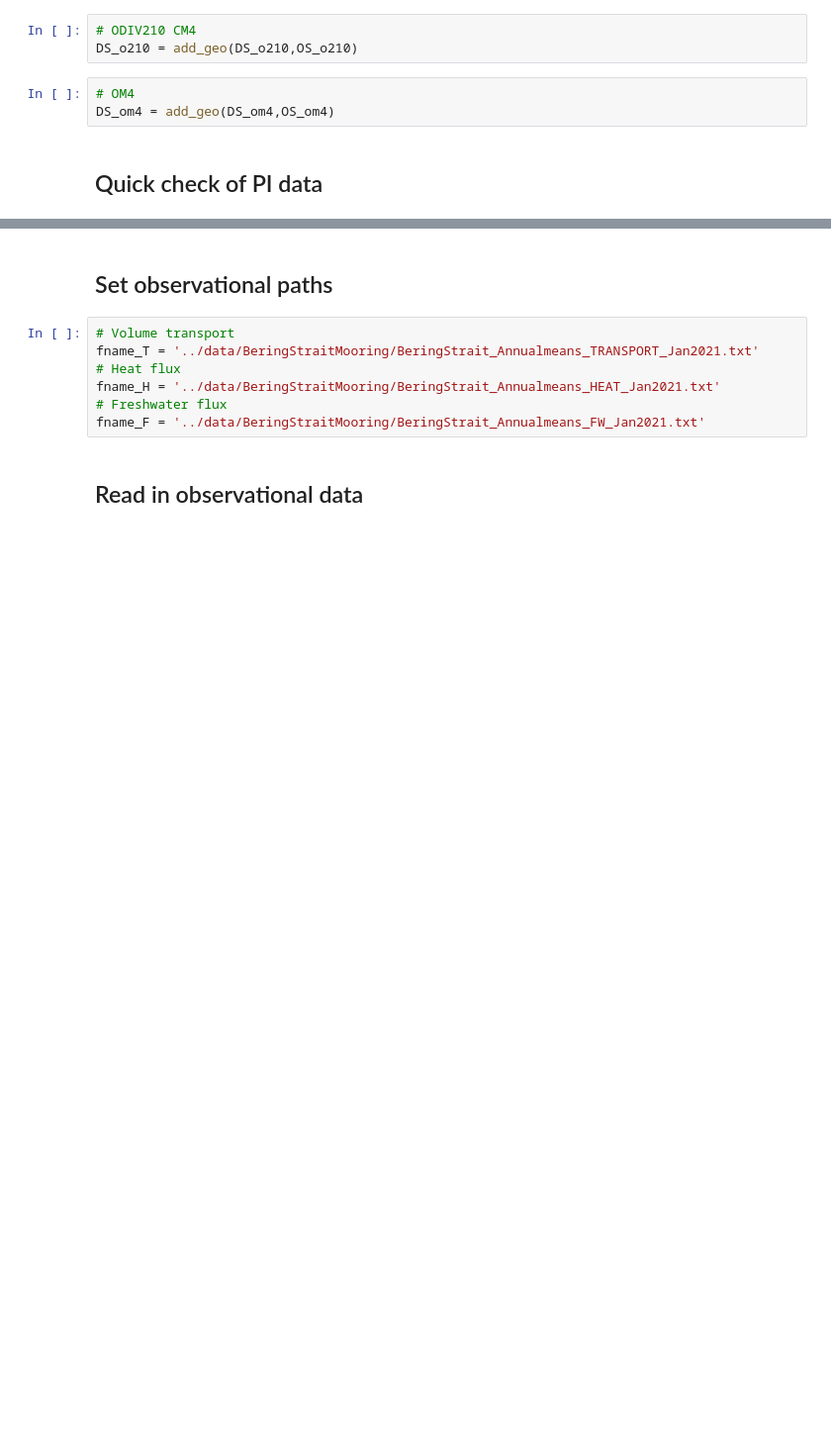
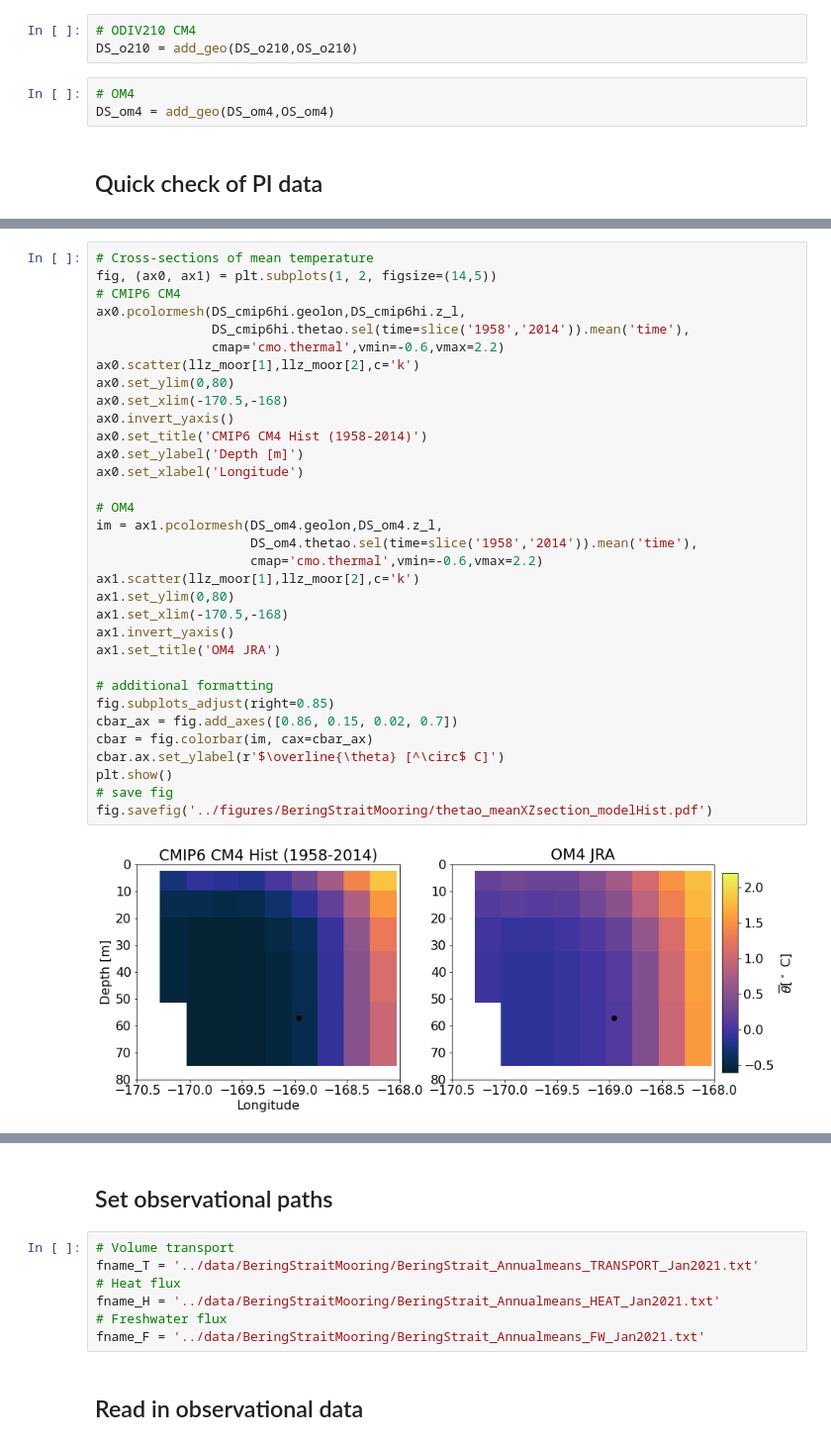
Before and after one commit to marionalberty/Chukchi_heatbudgets, a Jupyter notebook: notebooks/Bering_annualTrans_evaluation.ipynb, the cells around one changed output, grey strips where cells are left out. Shown: that part at 99% size. Saved outputs shown, nothing was run; the diff lists cells and outputs as text; blank space fills up the shorter version.

```diff
--- a/notebooks/Bering_annualTrans_evaluation.ipynb
+++ b/notebooks/Bering_annualTrans_evaluation.ipynb
@@ -247,0 +357,35 @@ fig.savefig('../figures/BeringStraitMooring/vo_meanXZsection_modelPIObs.pdf')
+# %%
+# Cross-sections of mean temperature
+fig, (ax0, ax1) = plt.subplots(1, 2, figsize=(14,5))
+# CMIP6 CM4
+ax0.pcolormesh(DS_cmip6hi.geolon,DS_cmip6hi.z_l,
+               DS_cmip6hi.thetao.sel(time=slice('1958','2014')).mean('time'),
+               cmap='cmo.thermal',vmin=-0.6,vmax=2.2)
+ax0.scatter(llz_moor[1],llz_moor[2],c='k')
+ax0.set_ylim(0,80)
+ax0.set_xlim(-170.5,-168)
+ax0.invert_yaxis()
+ax0.set_title('CMIP6 CM4 Hist (1958-2014)')
+ax0.set_ylabel('Depth [m]')
+ax0.set_xlabel('Longitude')
+
+# OM4
+im = ax1.pcolormesh(DS_om4.geolon,DS_om4.z_l,
+                    DS_om4.thetao.sel(time=slice('1958','2014')).mean('time'),
+                    cmap='cmo.thermal',vmin=-0.6,vmax=2.2)
+ax1.scatter(llz_moor[1],llz_moor[2],c='k')
+ax1.set_ylim(0,80)
+ax1.set_xlim(-170.5,-168)
+ax1.invert_yaxis()
+ax1.set_title('OM4 JRA')
+
+# additional formatting
+fig.subplots_adjust(right=0.85)
+cbar_ax = fig.add_axes([0.86, 0.15, 0.02, 0.7])
+cbar = fig.colorbar(im, cax=cbar_ax)
+cbar.ax.set_ylabel(r'$\overline{\theta} [^\circ$ C]')
+plt.show()
+# save fig
+fig.savefig('../figures/BeringStraitMooring/thetao_meanXZsection_modelHist.pdf')
+# %% [output]
+[figure, added]
```
Also changed, not shown: parts of 33 cells of this notebook.
